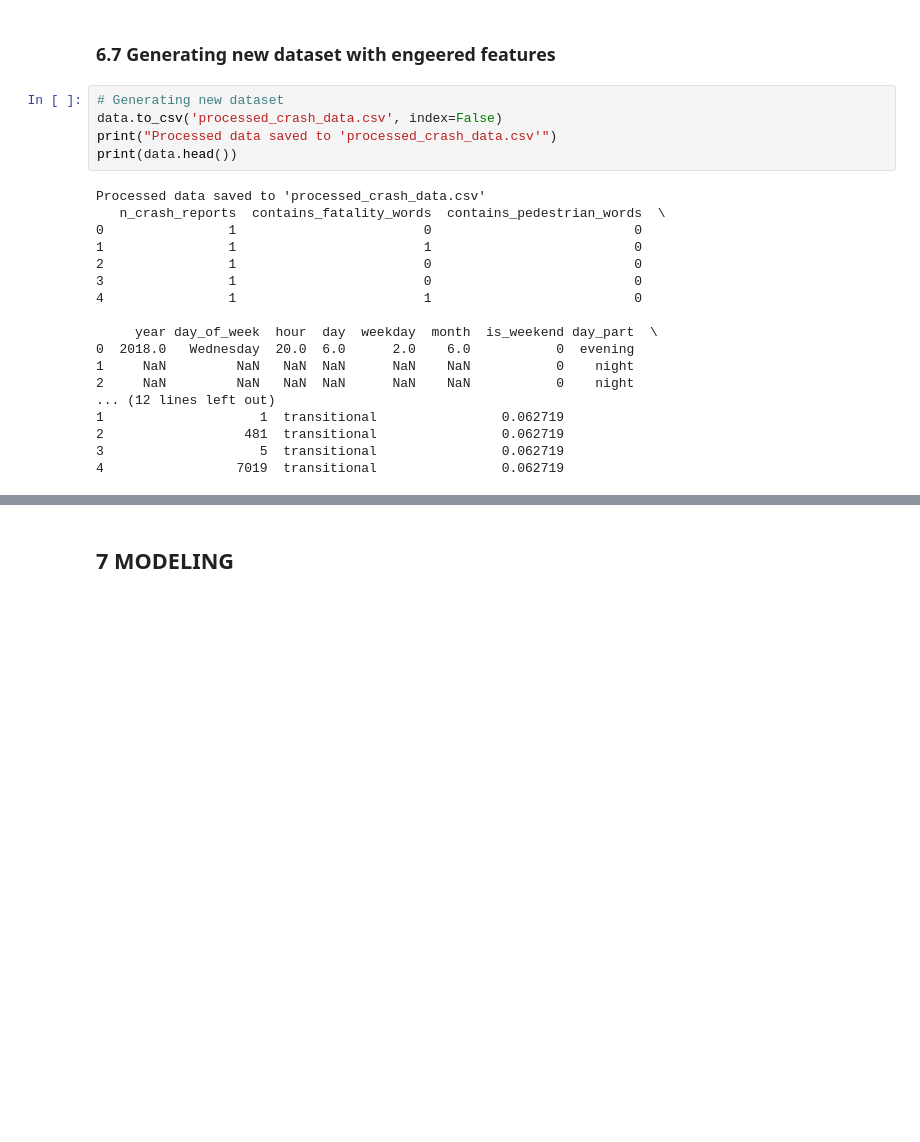
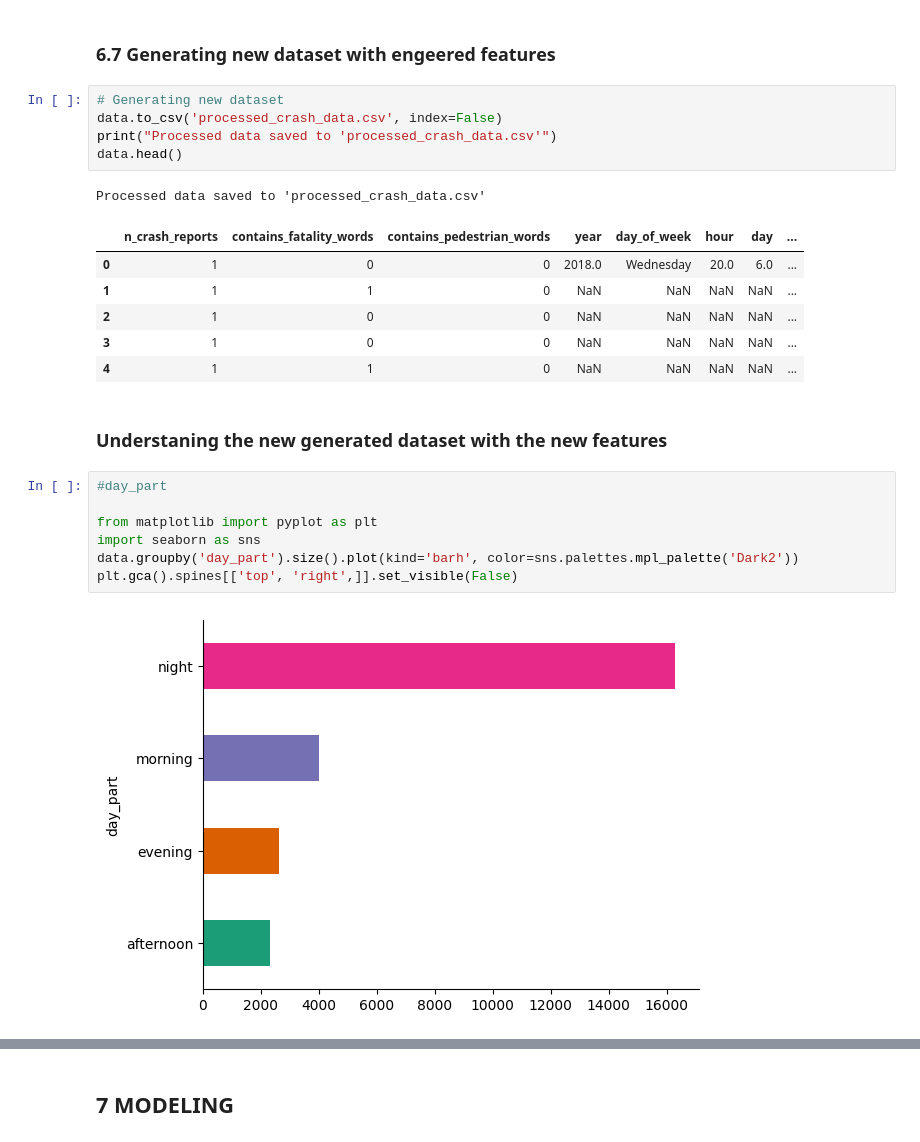
Before and after one commit to MitchMatt/Accidents-in-kenya, a Jupyter notebook: Accidents.ipynb, the cells around one changed output, grey strips where cells are left out. Saved outputs shown, nothing was run; the diff lists cells and outputs as text; blank space fills up the shorter version.

```diff
--- a/Accidents.ipynb
+++ b/Accidents.ipynb
@@ -510,22 +511,23 @@ data = data.drop(columns=['crash_id', 'crash_datetime', 'crash_date', 'latitude'
 # Generating new dataset
 data.to_csv('processed_crash_data.csv', index=False)
 print("Processed data saved to 'processed_crash_data.csv'")
-print(data.head())
+data.head()
 # %% [output]
 Processed data saved to 'processed_crash_data.csv'
-   n_crash_reports  contains_fatality_words  contains_pedestrian_words  \
-0                1                        0                          0
-1                1                        1                          0
-2                1                        0                          0
-3                1                        0                          0
-4                1                        1                          0
-
-     year day_of_week  hour  day  weekday  month  is_weekend day_part  \
-0  2018.0   Wednesday  20.0  6.0      2.0    6.0           0  evening
-1     NaN         NaN   NaN  NaN      NaN    NaN           0    night
-2     NaN         NaN   NaN  NaN      NaN    NaN           0    night
-... (12 lines left out)
-1                    1  transitional                0.062719
-2                  481  transitional                0.062719
-3                    5  transitional                0.062719
-4                 7019  transitional                0.062719
+|  | n_crash_reports | contains_fatality_words | contains_pedestrian_words | year | day_of_week | hour | day | ... |
+| 0 | 1 | 0 | 0 | 2018.0 | Wednesday | 20.0 | 6.0 | ... |
+| 1 | 1 | 1 | 0 | NaN | NaN | NaN | NaN | ... |
+| 2 | 1 | 0 | 0 | NaN | NaN | NaN | NaN | ... |
+| 3 | 1 | 0 | 0 | NaN | NaN | NaN | NaN | ... |
+| 4 | 1 | 1 | 0 | NaN | NaN | NaN | NaN | ... |
+# %% [markdown]
+### Understaning the new generated dataset with the new features
+# %%
+#day_part
+
+from matplotlib import pyplot as plt
+import seaborn as sns
+data.groupby('day_part').size().plot(kind='barh', color=sns.palettes.mpl_palette('Dark2'))
+plt.gca().spines[['top', 'right',]].set_visible(False)
+# %% [output]
+[figure, added]
```
Also changed, not shown: parts of 30 cells of this notebook.
